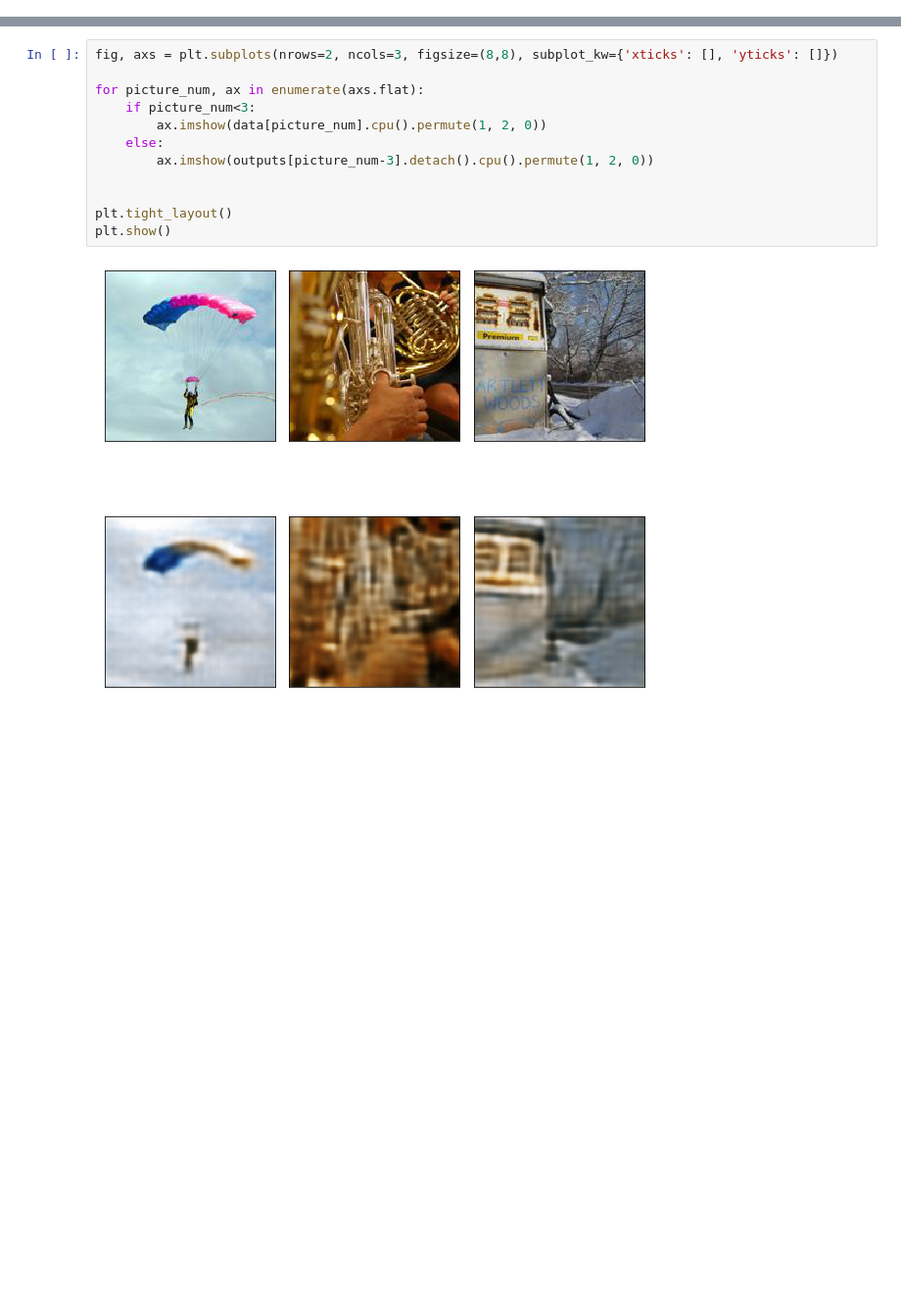
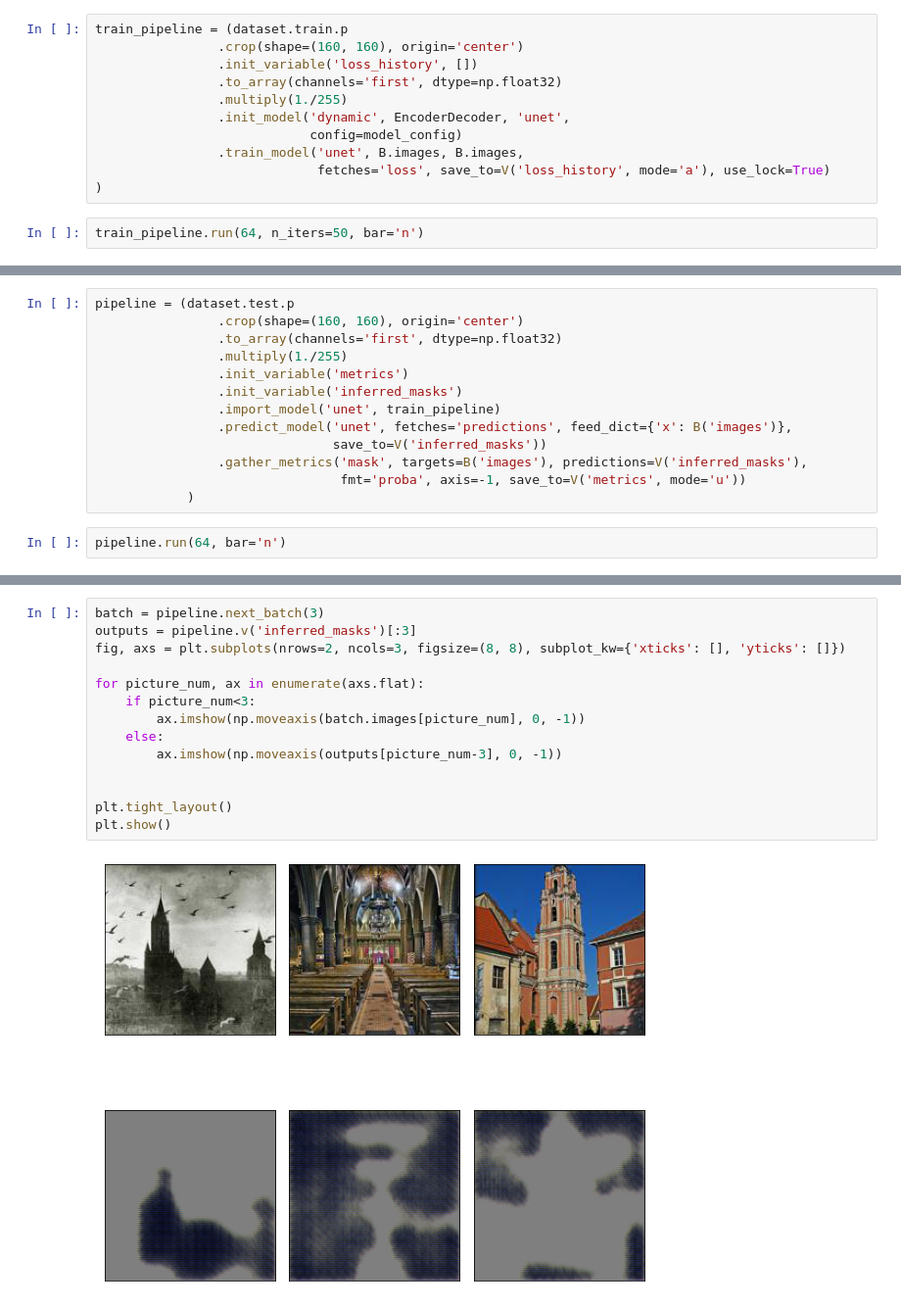
Before and after one commit to RisaMagpie/neuronets, a Jupyter notebook: bf_UNet_train.ipynb, the cells around one changed output, grey strips where cells are left out. Shown at 98% size. Drawn from its saved outputs; the diff is of its cells as text; blank space fills up the shorter version.

Commit message:
update training process for UNet without skips

```diff
--- a/bf_UNet_train.ipynb
+++ b/bf_UNet_train.ipynb
@@ -188,0 +75,13 @@ outputs = net(data.to(device))
+# %%
+train_pipeline = (dataset.train.p
+                .crop(shape=(160, 160), origin='center')
+                .init_variable('loss_history', [])
+                .to_array(channels='first', dtype=np.float32)
+                .multiply(1./255)
+                .init_model('dynamic', EncoderDecoder, 'unet',
+                            config=model_config)
+                .train_model('unet', B.images, B.images,
+                             fetches='loss', save_to=V('loss_history', mode='a'), use_lock=True)
+)
+# %%
+train_pipeline.run(64, n_iters=50, bar='n')
@@ -188,0 +98,15 @@ outputs = net(data.to(device))
+# %%
+pipeline = (dataset.test.p
+                .crop(shape=(160, 160), origin='center')
+                .to_array(channels='first', dtype=np.float32)
+                .multiply(1./255)
+                .init_variable('metrics')
+                .init_variable('inferred_masks')
+                .import_model('unet', train_pipeline)
+                .predict_model('unet', fetches='predictions', feed_dict={'x': B('images')},
+                               save_to=V('inferred_masks'))
+                .gather_metrics('mask', targets=B('images'), predictions=V('inferred_masks'),
+                                fmt='proba', axis=-1, save_to=V('metrics', mode='u'))
+            )
+# %%
+pipeline.run(64, bar='n')
@@ -189,14 +121,16 @@ outputs = net(data.to(device))
 # %%
-fig, axs = plt.subplots(nrows=2, ncols=3, figsize=(8,8), subplot_kw={'xticks': [], 'yticks': []})
+batch = pipeline.next_batch(3)
+outputs = pipeline.v('inferred_masks')[:3]
+fig, axs = plt.subplots(nrows=2, ncols=3, figsize=(8, 8), subplot_kw={'xticks': [], 'yticks': []})
 
 for picture_num, ax in enumerate(axs.flat):
     if picture_num<3:
-        ax.imshow(data[picture_num].cpu().permute(1, 2, 0))
+        ax.imshow(np.moveaxis(batch.images[picture_num], 0, -1))
     else:
-        ax.imshow(outputs[picture_num-3].detach().cpu().permute(1, 2, 0))
+        ax.imshow(np.moveaxis(outputs[picture_num-3], 0, -1))
 
 
 plt.tight_layout()
 plt.show()
 # %% [output]
-[figure, old version]
+[figure, new version]
```
Also changed, not shown: parts of 16 cells of this notebook.
